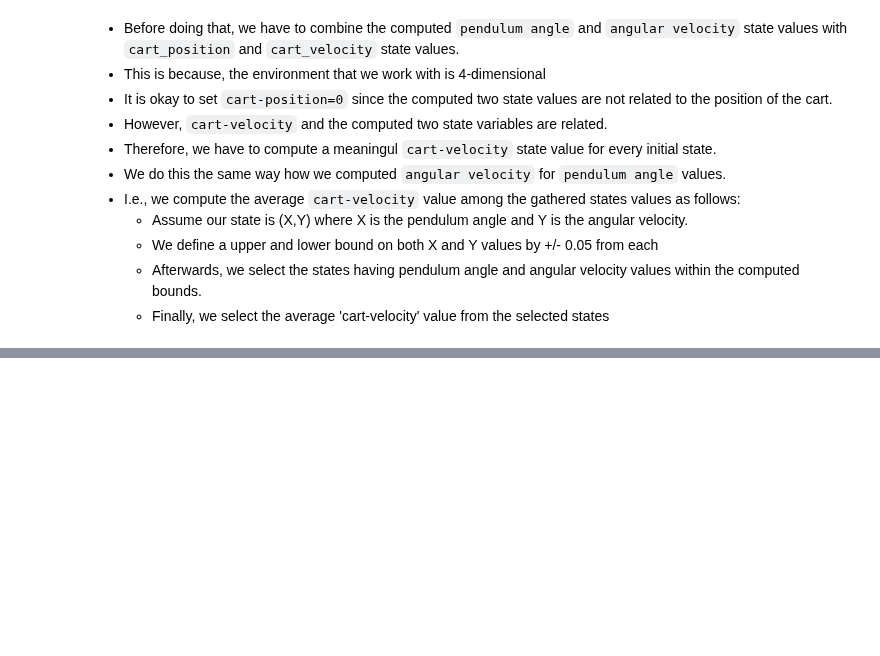
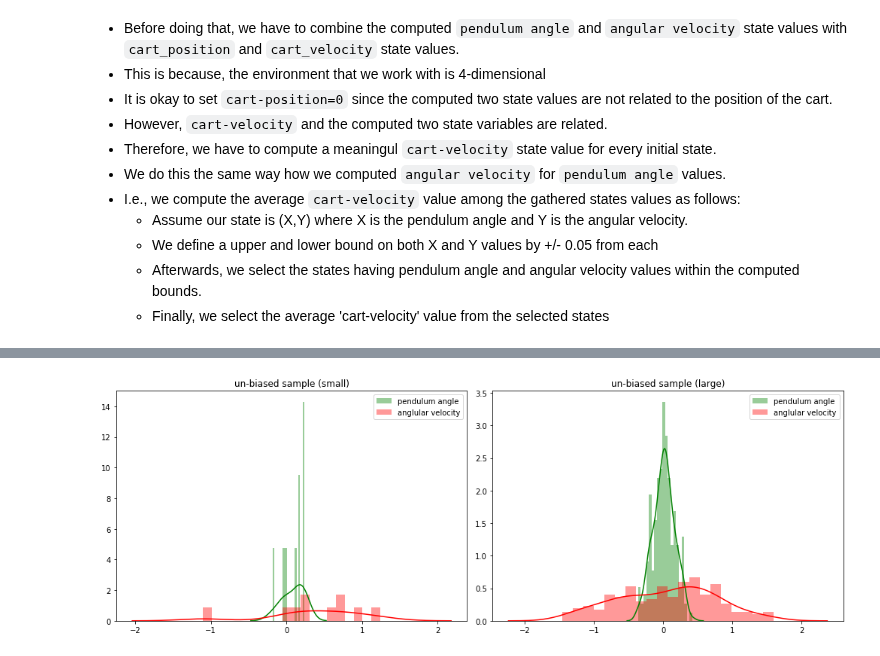
Before and after one commit to PandulaP/RL_Research, a Jupyter notebook: Pb_policy_iteration/cart_pole_modified_env/initial_state_analysis/initial_state_analysis.ipynb, the cells around one changed output, grey strips where cells are left out. Cells and saved outputs as stored; diff of their text form; code cells hidden in the pictures; blank space fills up the shorter version.

Commit message:
added new experiment to measure the effect from  small num. of unbiased states vs. large num. unbiased states

```diff
--- a/Pb_policy_iteration/cart_pole_modified_env/initial_state_analysis/initial_state_analysis.ipynb
+++ b/Pb_policy_iteration/cart_pole_modified_env/initial_state_analysis/initial_state_analysis.ipynb
@@ -592,0 +618,56 @@ unbiased_sample_final_complete.to_csv('init_state_data/unbiased_states.csv', ind
+# %%
+# Draw a random sample of size 10 and 200
+np.random.seed(15)
+
+idx_small = np.random.choice(obs_df_reduced.index.values, size=10)
+unbiased_sample_final_small = obs_df_reduced.loc[obs_df_reduced.index.isin(idx_small),['pend_angle','angular_velo']]
+unbiased_sample_final_small.reset_index(drop=True, inplace=True)
+
+idx_large = np.random.choice(obs_df_reduced.index.values, size=200)
+unbiased_sample_final_large = obs_df_reduced.loc[obs_df_reduced.index.isin(idx_large),['pend_angle','angular_velo']]
+unbiased_sample_final_large.reset_index(drop=True, inplace=True)
+# %%
+# inspect the plot
+fig, ax = plt.subplots(figsize=(14,5), nrows=1, ncols=2)
+
+sns.distplot(unbiased_sample_final_small.pend_angle
+             , hist=True
+             , ax=ax[0]
+             , color='green'
+             , bins = 20
+             , label='pendulum angle')
+
+sns.distplot(unbiased_sample_final_small.angular_velo
+             , hist=True
+             , ax=ax[0]
+             , bins = 20
+             , color='red'
+             , label='anglular velocity')
+
+ax[0].legend()
+ax[0].set_xlabel("")
+ax[0].set_title("un-biased sample (small)")
+
+sns.distplot(unbiased_sample_final_large.pend_angle
+             , hist=True
+             , ax=ax[1]
+             , color='green'
+             , bins = 20
+             , label='pendulum angle')
+
+sns.distplot(unbiased_sample_final_large.angular_velo
+             , hist=True
+             , ax=ax[1]
+             , bins = 20
+             , color='red'
+             , label='anglular velocity')
+
+ax[1].legend()
+ax[1].set_xlabel("")
+ax[1].set_title("un-biased sample (large)")
+
+
+plt.tight_layout()
+plt.show()
+# %% [output]
+[figure, added]
```
Also changed, not shown: parts of 11 cells of this notebook, 7 other files.
